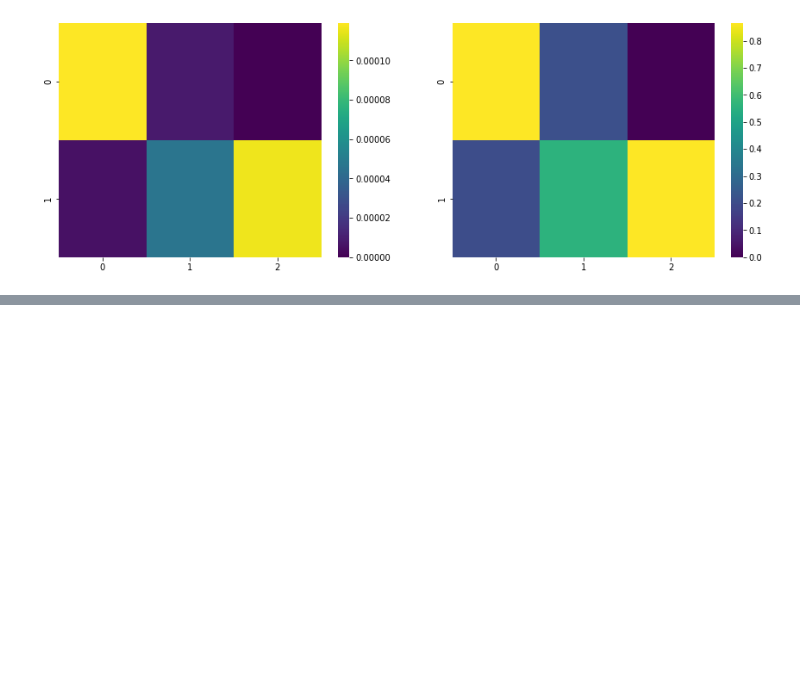
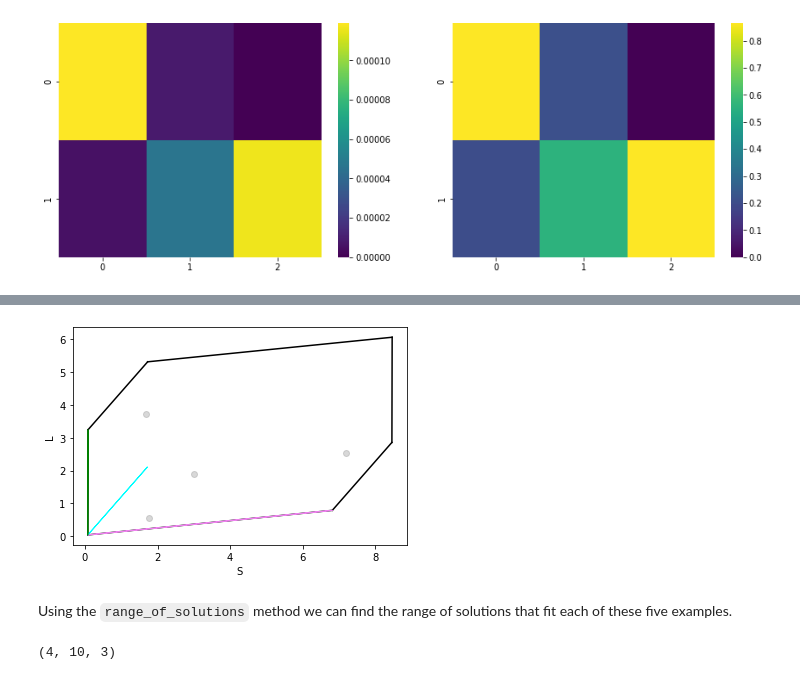
Before and after one commit to neuralsignal/dreye, a Jupyter notebook: tutorials/uncertainty.ipynb, the cells around one changed output, grey strips where cells are left out. Saved outputs shown, nothing was run; the diff lists cells and outputs as text; code cells hidden in the pictures; blank space fills up the shorter version.

Commit message:
uncertainty tutorial and bug fixes

```diff
--- a/tutorials/uncertainty.ipynb
+++ b/tutorials/uncertainty.ipynb
@@ -10,6 +10,9 @@ import seaborn as sns
 
 import dreye
 # %%
+filters_colors = ['gray', 'black']
+sources_colors = ['violet', 'cyan', 'green']
+
 # wavelength range
 wls = np.arange(300, 700, 1)
 # peaks of the sensitivities
@@ -25,7 +28,8 @@ sources = sources / dreye.integral(sources, wls, axis=-1, keepdims=True)
 est = dreye.ReceptorEstimator(
     # filters array
     filters,
-    # filter uncertainty - in this case it scales with the value of the filter function (heteroscedastic)
+    ### ADDING FILTER UNCERTAINTY
+    ### In this case it scales with the value of the filter function (heteroscedastic)
     filters_uncertainty=filters * 0.1,
     # wavelength array
     domain=wls,
@@ -38,8 +42,13 @@ est = dreye.ReceptorEstimator(
     # upper bound for each LED, optional - if None, then the upper bound is infinity
     ub=np.ones(3) * 0.1,
     # labels for sources, optional
-    sources_labels=['V', 'C', 'G']
+    sources_labels=['V', 'C', 'G'],
+    baseline=1e-3
 )
+
+# setting K according to intensities of our sources
+source_bg = np.array([0.01, 0.015, 0.018])
+est.register_system_adaptation(source_bg)
 # %% [markdown]
 The attribute `Epsilon` defines the variance in capture for each source and filter. `A` defines the mean light-induced capture for each source and filter.
 # %%
@@ -59,0 +71,23 @@ sns.heatmap(
+# %%
+# Fitting with some points outside the hull
+B = est.sample_in_hull(4, seed=2)
+
+# Fitting points
+Xhat, Bhat = est.fit(B, verbose=1)
+
+fig, axes = est.gamut_plot(B, colors=sources_colors, c='gray', alpha=0.3)
+# %% [output]
+[figure, added]
+# %% [markdown]
+Using the `range_of_solutions` method we can find the range of solutions that fit each of these five examples.
+# %%
+xmin, xmax = est.range_of_solutions(B)
+
+# if we specificy a number of points that we want within that range the function also returns those intensities for our LEDs
+xmin, xmax, X = est.range_of_solutions(B, n=10)
+X = np.stack(X)
+
+# for each of our five samples we have ten intensity combinations that are evenly space along the n
+print(X.shape)
+# %% [output]
+(4, 10, 3)
```
Also changed, not shown: parts of 7 cells of this notebook, 6 other files.
